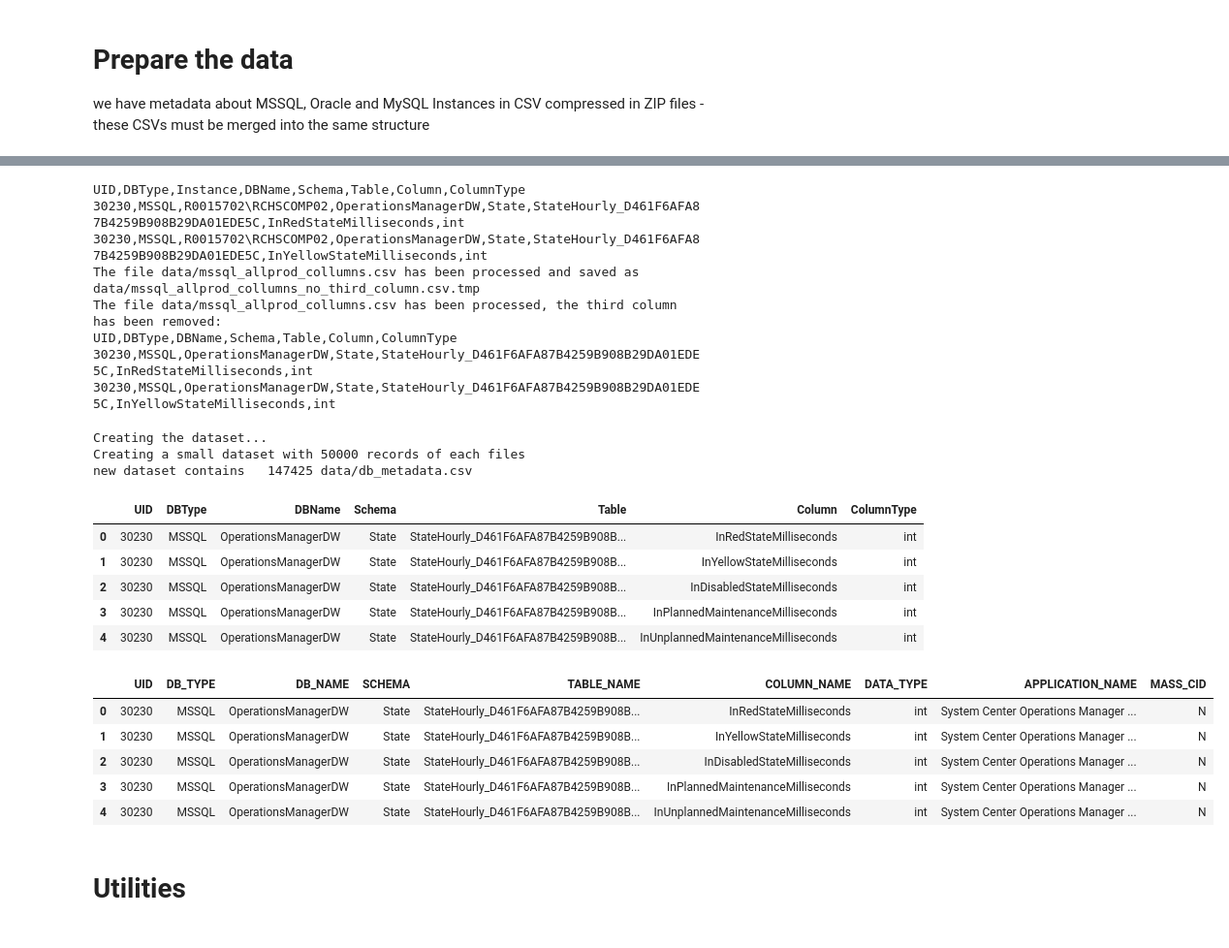
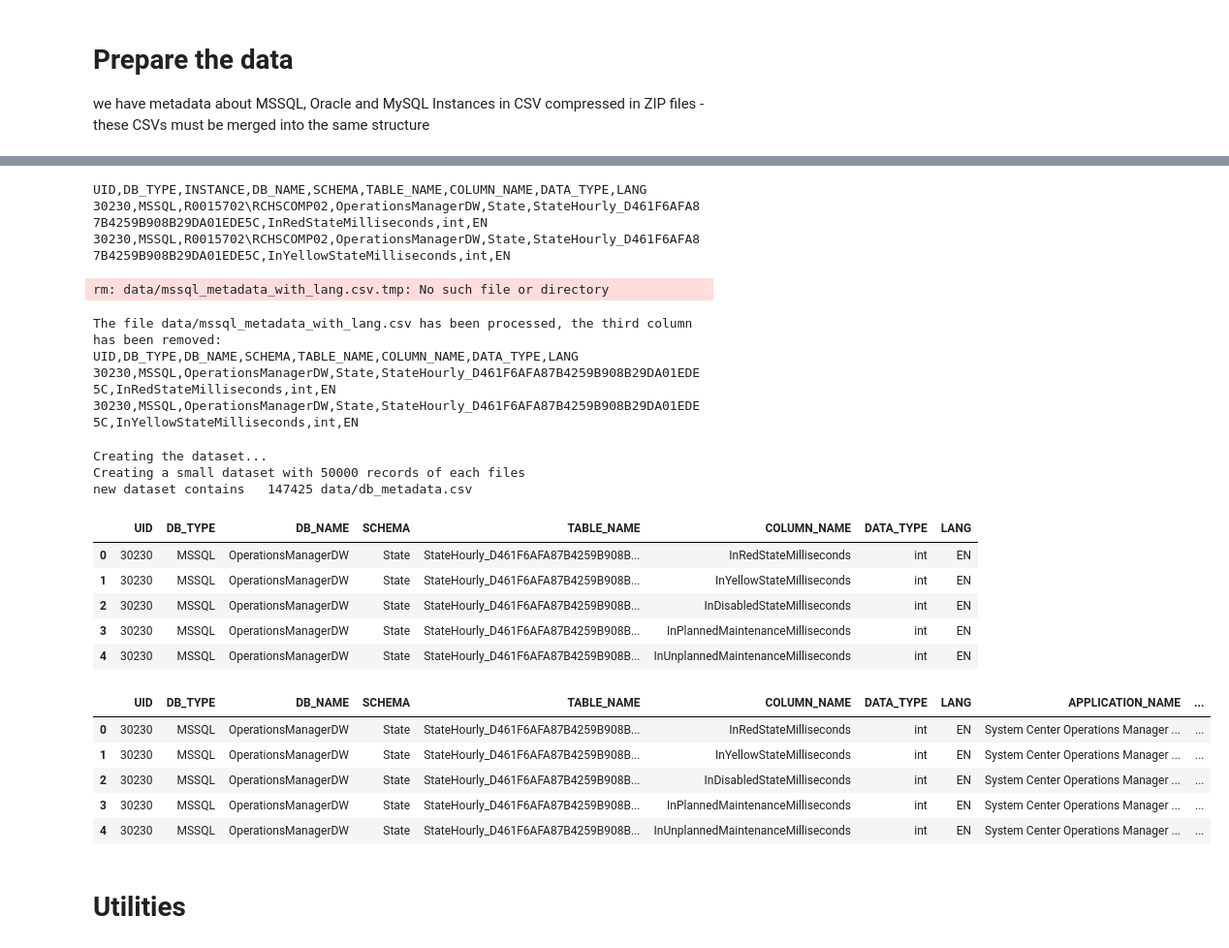
Before and after one commit to imod/ml_ta, a Jupyter notebook: rai_db_clustering.ipynb, the cells around one changed output, grey strips where cells are left out. Shown at 97% size. Saved outputs shown, nothing was run; the diff lists cells and outputs as text; code cells hidden in the pictures.

```diff
--- a/rai_db_clustering.ipynb
+++ b/rai_db_clustering.ipynb
@@ -97,32 +96,33 @@ Archive:  data/UID_AppName_Mapping.zip
 %%bash
 # Prepare MSSQL data
 
-INPUT_FILE="data/mssql_allprod_collumns.csv"
-OUTPUT_FILE="data/mssql_allprod_collumns_no_third_column.csv.tmp"
+INPUT_FILE="data/mssql_metadata_with_lang.csv"
+OUTPUT_FILE="data/mssql_metadata_with_lang.csv.tmp"
 
 head -3 $INPUT_FILE
 
 # because the column separator is ',', we need to make sure e.g. `numeric(17,10)` is replaced with `numeric(17;10)` in the csv file
-sed -E 's/\(([^)]*),([^)]*)\)/(\1;\2)/g' ${INPUT_FILE} > ${OUTPUT_FILE}
-echo "The file ${INPUT_FILE} has been processed and saved as ${OUTPUT_FILE}"
+# sed -E 's/\(([^)]*),([^)]*)\)/(\1;\2)/g' ${INPUT_FILE} > ${OUTPUT_FILE}
+# echo "The file ${INPUT_FILE} has been processed and saved as ${OUTPUT_FILE}"
 
 # drop the third column ('Instance') from the csv file (it does not exist in the other files)
 # Use awk to drop the third column
-awk -F, 'BEGIN {OFS=","} { $3=""; sub(",,", ","); print }' ${OUTPUT_FILE} > ${INPUT_FILE}
+awk -F, 'BEGIN {OFS=","} { $3=""; sub(",,", ","); print }' ${INPUT_FILE} > ${OUTPUT_FILE}
 
+mv ${OUTPUT_FILE} ${INPUT_FILE}
 rm ${OUTPUT_FILE}
 
 echo "The file ${INPUT_FILE} has been processed, the third column has been removed:"
 head -3 $INPUT_FILE
 # %% [output]
-UID,DBType,Instance,DBName,Schema,Table,Column,ColumnType
-30230,MSSQL,R0015702\RCHSCOMP02,OperationsManagerDW,State,StateHourly_D461F6AFA87B4259B908B29DA01EDE5C,InRedStateMilliseconds,int
-30230,MSSQL,R0015702\RCHSCOMP02,OperationsManagerDW,State,StateHourly_D461F6AFA87B4259B908B29DA01EDE5C,InYellowStateMilliseconds,int
-The file data/mssql_allprod_collumns.csv has been processed and saved as data/mssql_allprod_collumns_no_third_column.csv.tmp
-The file data/mssql_allprod_collumns.csv has been processed, the third column has been removed:
-﻿UID,DBType,DBName,Schema,Table,Column,ColumnType
-30230,MSSQL,OperationsManagerDW,State,StateHourly_D461F6AFA87B4259B908B29DA01EDE5C,InRedStateMilliseconds,int
-30230,MSSQL,OperationsManagerDW,State,StateHourly_D461F6AFA87B4259B908B29DA01EDE5C,InYellowStateMilliseconds,int
+UID,DB_TYPE,INSTANCE,DB_NAME,SCHEMA,TABLE_NAME,COLUMN_NAME,DATA_TYPE,LANG
+30230,MSSQL,R0015702\RCHSCOMP02,OperationsManagerDW,State,StateHourly_D461F6AFA87B4259B908B29DA01EDE5C,InRedStateMilliseconds,int,EN
+30230,MSSQL,R0015702\RCHSCOMP02,OperationsManagerDW,State,StateHourly_D461F6AFA87B4259B908B29DA01EDE5C,InYellowStateMilliseconds,int,EN
+rm: data/mssql_metadata_with_lang.csv.tmp: No such file or directory
+The file data/mssql_metadata_with_lang.csv has been processed, the third column has been removed:
+UID,DB_TYPE,DB_NAME,SCHEMA,TABLE_NAME,COLUMN_NAME,DATA_TYPE,LANG
+30230,MSSQL,OperationsManagerDW,State,StateHourly_D461F6AFA87B4259B908B29DA01EDE5C,InRedStateMilliseconds,int,EN
+30230,MSSQL,OperationsManagerDW,State,StateHourly_D461F6AFA87B4259B908B29DA01EDE5C,InYellowStateMilliseconds,int,EN
 # %%
 %%bash
 # prepare Oracle data
@@ -180,44 +180,45 @@ import wordninja
 # %%
 # Load the data
 df = pd.read_csv('data/db_metadata.csv')
 display(df.head())
 
 uidMapping = pd.read_csv('data/UID_AppName_Mapping.csv')
 
 # merge the data with the mapping data
 df = df.merge(uidMapping, on='UID', how='left')
 
 # drop unused columns
 df.drop(columns=['Stereotyp RCH'], inplace=True)
 
-# for more flexibility when selecting the data file, we rename the columns to be the same for all
+# for more consistency we name the columns explicitly
 new_column_names = {
     df.columns[0]: 'UID',
     df.columns[1]: 'DB_TYPE',
     df.columns[2]: 'DB_NAME',
     df.columns[3]: 'SCHEMA',
     df.columns[4]: 'TABLE_NAME',
     df.columns[5]: 'COLUMN_NAME',
     df.columns[6]: 'DATA_TYPE',
-    df.columns[7]: 'APPLICATION_NAME',
-    df.columns[8]: 'MASS_CID',
+    df.columns[7]: 'LANG',
+    df.columns[8]: 'APPLICATION_NAME',
+    df.columns[9]: 'MASS_CID',
 }
 df.rename(columns=new_column_names, inplace=True)
 
 display(df.head())
 # %% [output]
-|  | UID | DBType | DBName | Schema | Table | Column | ColumnType |
-| 0 | 30230 | MSSQL | OperationsManagerDW | State | StateHourly_D461F6AFA87B4259B908B... | InRedStateMilliseconds | int |
-| 1 | 30230 | MSSQL | OperationsManagerDW | State | StateHourly_D461F6AFA87B4259B908B... | InYellowStateMilliseconds | int |
-| 2 | 30230 | MSSQL | OperationsManagerDW | State | StateHourly_D461F6AFA87B4259B908B... | InDisabledStateMilliseconds | int |
-| 3 | 30230 | MSSQL | OperationsManagerDW | State | StateHourly_D461F6AFA87B4259B908B... | InPlannedMaintenanceMilliseconds | int |
-| 4 | 30230 | MSSQL | OperationsManagerDW | State | StateHourly_D461F6AFA87B4259B908B... | InUnplannedMaintenanceMilliseconds | int |
+|  | UID | DB_TYPE | DB_NAME | SCHEMA | TABLE_NAME | COLUMN_NAME | DATA_TYPE | LANG |
+| 0 | 30230 | MSSQL | OperationsManagerDW | State | StateHourly_D461F6AFA87B4259B908B... | InRedStateMilliseconds | int | EN |
+| 1 | 30230 | MSSQL | OperationsManagerDW | State | StateHourly_D461F6AFA87B4259B908B... | InYellowStateMilliseconds | int | EN |
+| 2 | 30230 | MSSQL | OperationsManagerDW | State | StateHourly_D461F6AFA87B4259B908B... | InDisabledStateMilliseconds | int | EN |
+| 3 | 30230 | MSSQL | OperationsManagerDW | State | StateHourly_D461F6AFA87B4259B908B... | InPlannedMaintenanceMilliseconds | int | EN |
+| 4 | 30230 | MSSQL | OperationsManagerDW | State | StateHourly_D461F6AFA87B4259B908B... | InUnplannedMaintenanceMilliseconds | int | EN |
-|  | UID | DB_TYPE | DB_NAME | SCHEMA | TABLE_NAME | COLUMN_NAME | DATA_TYPE | APPLICATION_NAME | MASS_CID |
-| 0 | 30230 | MSSQL | OperationsManagerDW | State | StateHourly_D461F6AFA87B4259B908B... | InRedStateMilliseconds | int | System Center Operations Manager ... | N |
-| 1 | 30230 | MSSQL | OperationsManagerDW | State | StateHourly_D461F6AFA87B4259B908B... | InYellowStateMilliseconds | int | System Center Operations Manager ... | N |
-| 2 | 30230 | MSSQL | OperationsManagerDW | State | StateHourly_D461F6AFA87B4259B908B... | InDisabledStateMilliseconds | int | System Center Operations Manager ... | N |
-| 3 | 30230 | MSSQL | OperationsManagerDW | State | StateHourly_D461F6AFA87B4259B908B... | InPlannedMaintenanceMilliseconds | int | System Center Operations Manager ... | N |
-| 4 | 30230 | MSSQL | OperationsManagerDW | State | StateHourly_D461F6AFA87B4259B908B... | InUnplannedMaintenanceMilliseconds | int | System Center Operations Manager ... | N |
+|  | UID | DB_TYPE | DB_NAME | SCHEMA | TABLE_NAME | COLUMN_NAME | DATA_TYPE | LANG | APPLICATION_NAME | ... |
+| 0 | 30230 | MSSQL | OperationsManagerDW | State | StateHourly_D461F6AFA87B4259B908B... | InRedStateMilliseconds | int | EN | System Center Operations Manager ... | ... |
+| 1 | 30230 | MSSQL | OperationsManagerDW | State | StateHourly_D461F6AFA87B4259B908B... | InYellowStateMilliseconds | int | EN | System Center Operations Manager ... | ... |
+| 2 | 30230 | MSSQL | OperationsManagerDW | State | StateHourly_D461F6AFA87B4259B908B... | InDisabledStateMilliseconds | int | EN | System Center Operations Manager ... | ... |
+| 3 | 30230 | MSSQL | OperationsManagerDW | State | StateHourly_D461F6AFA87B4259B908B... | InPlannedMaintenanceMilliseconds | int | EN | System Center Operations Manager ... | ... |
+| 4 | 30230 | MSSQL | OperationsManagerDW | State | StateHourly_D461F6AFA87B4259B908B... | InUnplannedMaintenanceMilliseconds | int | EN | System Center Operations Manager ... | ... |
 # %% [markdown]
 # Utilities
 # %%
```
Also changed, not shown: parts of 14 cells of this notebook, 2 other files.
